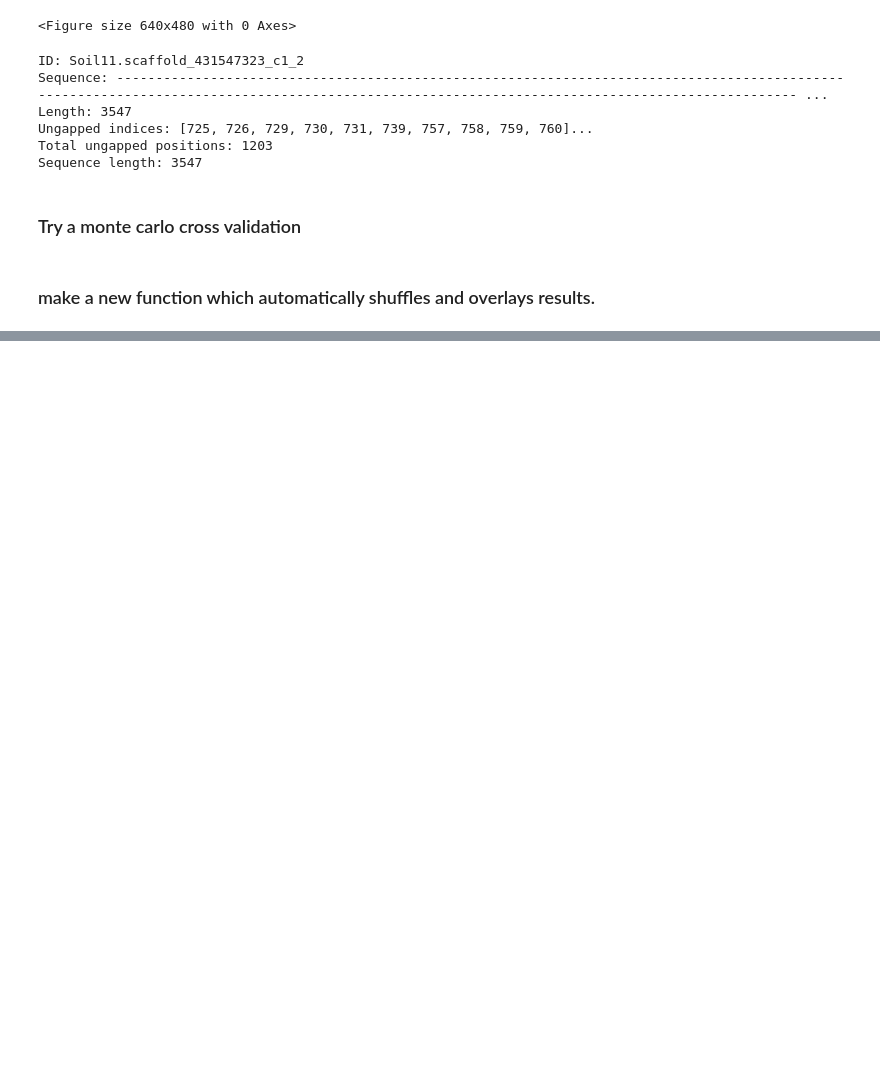
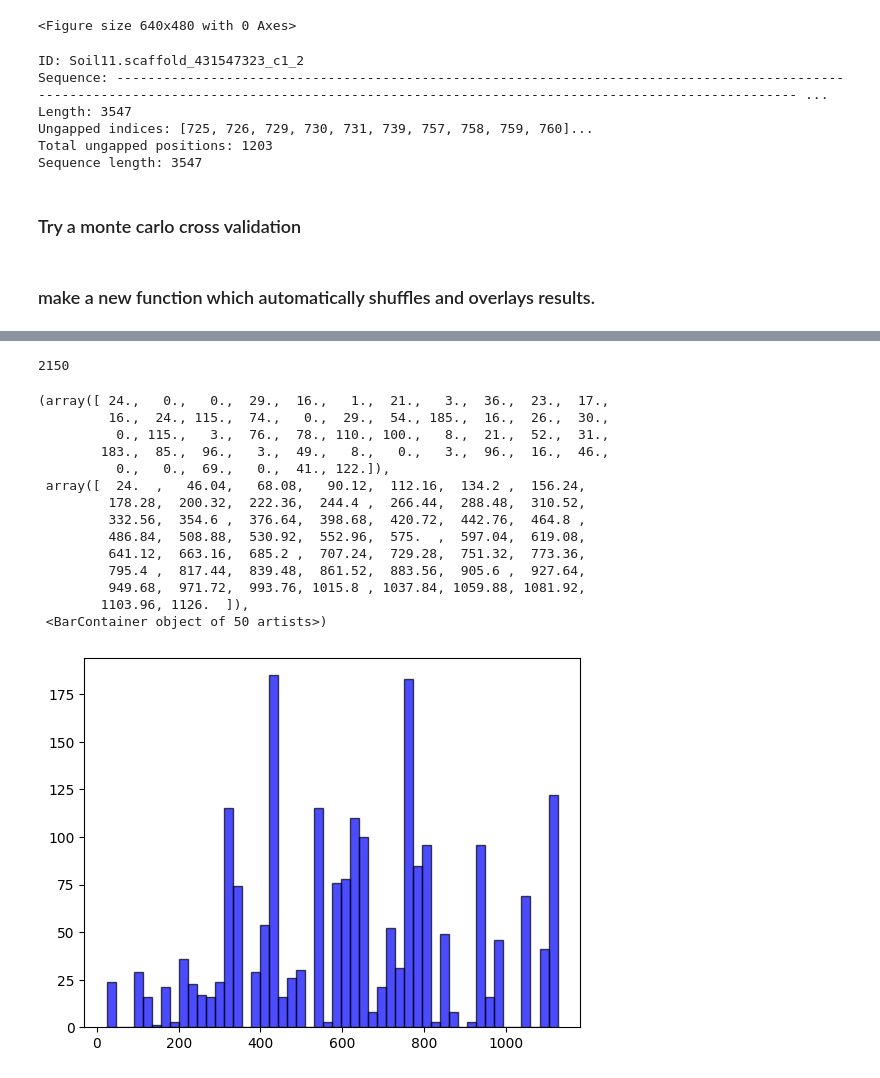
Before and after one commit to JoeLandsittel37/soil, a Jupyter notebook: notebooks/isolates.ipynb, the cells around one changed output, grey strips where cells are left out. Saved outputs shown, nothing was run; the diff lists cells and outputs as text; code cells hidden in the pictures; blank space fills up the shorter version.

```diff
--- a/notebooks/isolates.ipynb
+++ b/notebooks/isolates.ipynb
@@ -660,0 +696,20 @@ percent nonzero indices in sectors: 0.10681170103170166
+# %%
+print(len(results['nonzero_set']))
+plt.hist(conserved_indices[results['nonzero_set']], bins = 50, color = 'Blue', alpha = 0.7, edgecolor='black') #conserved_indices[results['nonzero_set']] indices selected by lasso out of 1200
+# %% [output]
+2150
+(array([ 24.,   0.,   0.,  29.,  16.,   1.,  21.,   3.,  36.,  23.,  17.,
+         16.,  24., 115.,  74.,   0.,  29.,  54., 185.,  16.,  26.,  30.,
+          0., 115.,   3.,  76.,  78., 110., 100.,   8.,  21.,  52.,  31.,
+        183.,  85.,  96.,   3.,  49.,   8.,   0.,   3.,  96.,  16.,  46.,
+          0.,   0.,  69.,   0.,  41., 122.]),
+ array([  24.  ,   46.04,   68.08,   90.12,  112.16,  134.2 ,  156.24,
+         178.28,  200.32,  222.36,  244.4 ,  266.44,  288.48,  310.52,
+         332.56,  354.6 ,  376.64,  398.68,  420.72,  442.76,  464.8 ,
+         486.84,  508.88,  530.92,  552.96,  575.  ,  597.04,  619.08,
+         641.12,  663.16,  685.2 ,  707.24,  729.28,  751.32,  773.36,
+         795.4 ,  817.44,  839.48,  861.52,  883.56,  905.6 ,  927.64,
+         949.68,  971.72,  993.76, 1015.8 , 1037.84, 1059.88, 1081.92,
+        1103.96, 1126.  ]),
+ <BarContainer object of 50 artists>)
+[figure, added]
```
Also changed, not shown: parts of 16 cells of this notebook, 2 other files.
